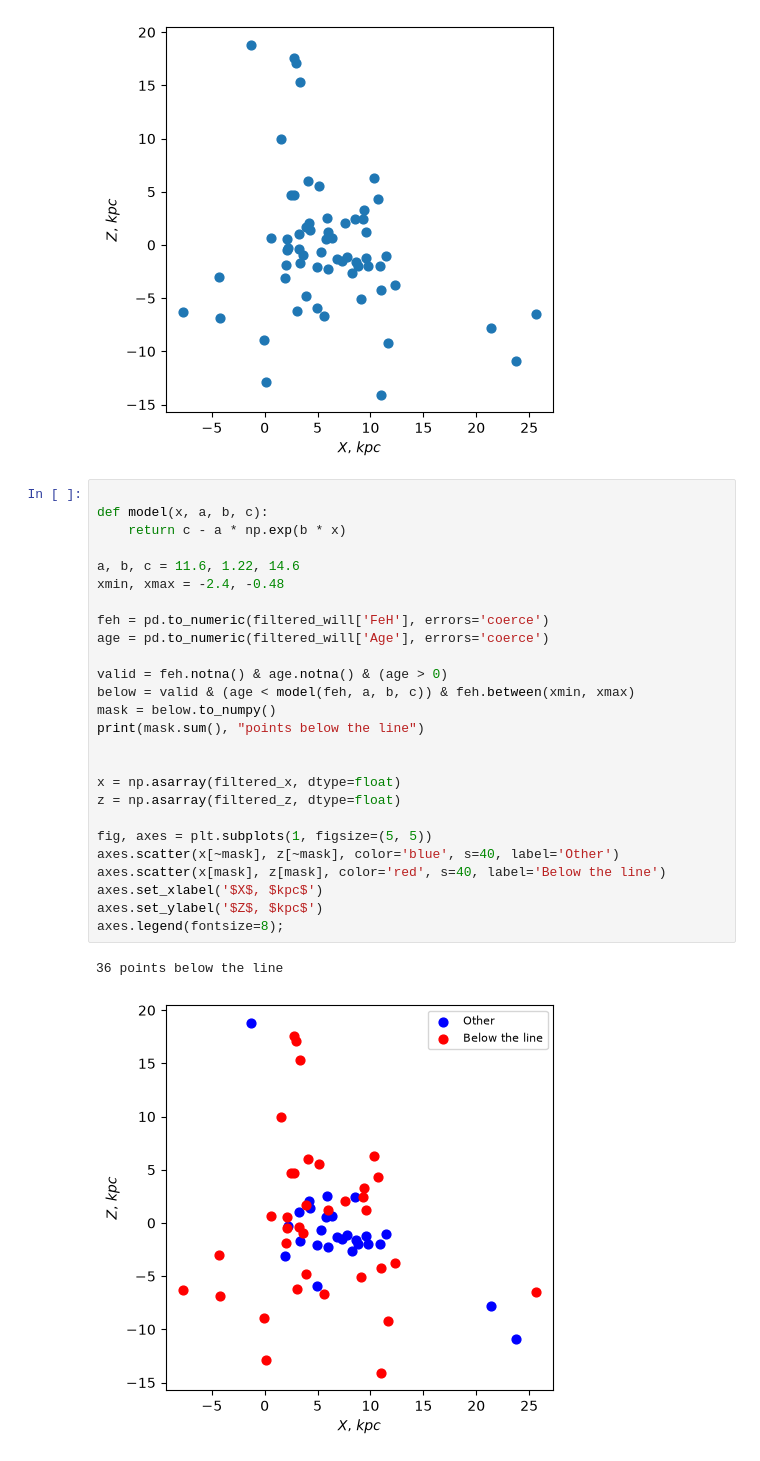
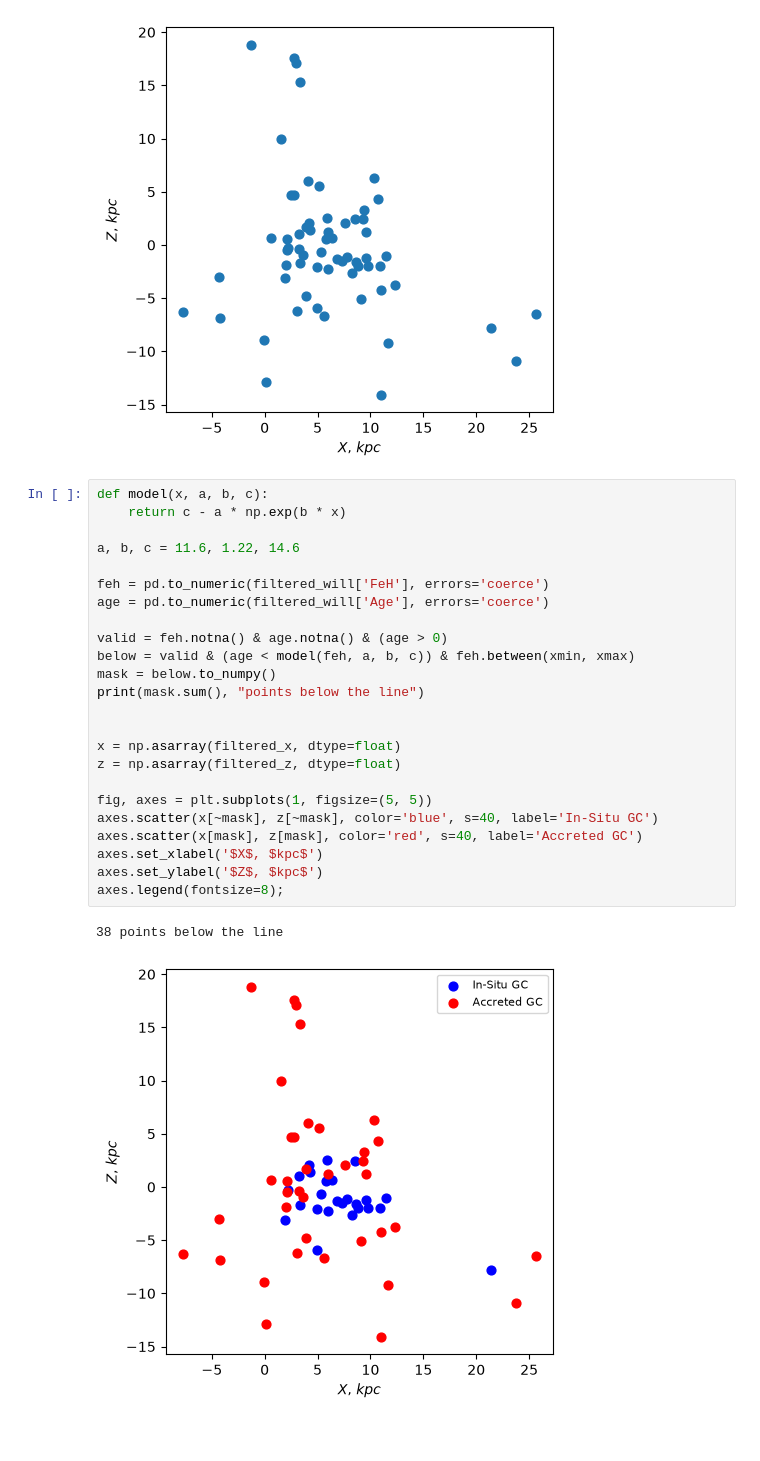
Before and after one commit to stormrealz/PHYS3116_Larawag, a Jupyter notebook: Will's Files/Filtered Data Analysis/ZX.ipynb, the cells around one changed output. Cells and saved outputs as stored; diff of their text form.

```diff
--- a/Will's Files/Filtered Data Analysis/ZX.ipynb
+++ b/Will's Files/Filtered Data Analysis/ZX.ipynb
@@ -38,31 +38,29 @@ axes.set_ylabel('$Z$, $kpc$') # y-axis label
 Text(0, 0.5, '$Z$, $kpc$')
 [figure]
 # %%
-
 def model(x, a, b, c):
     return c - a * np.exp(b * x)
 
 a, b, c = 11.6, 1.22, 14.6
-xmin, xmax = -2.4, -0.48
 
 feh = pd.to_numeric(filtered_will['FeH'], errors='coerce')
 age = pd.to_numeric(filtered_will['Age'], errors='coerce')
 
 valid = feh.notna() & age.notna() & (age > 0)
 below = valid & (age < model(feh, a, b, c)) & feh.between(xmin, xmax)
 mask = below.to_numpy()
 print(mask.sum(), "points below the line")
 
 
 x = np.asarray(filtered_x, dtype=float)
 z = np.asarray(filtered_z, dtype=float)
 
 fig, axes = plt.subplots(1, figsize=(5, 5))
-axes.scatter(x[~mask], z[~mask], color='blue', s=40, label='Other')
-axes.scatter(x[mask], z[mask], color='red', s=40, label='Below the line')
+axes.scatter(x[~mask], z[~mask], color='blue', s=40, label='In-Situ GC')
+axes.scatter(x[mask], z[mask], color='red', s=40, label='Accreted GC')
 axes.set_xlabel('$X$, $kpc$')
 axes.set_ylabel('$Z$, $kpc$')
 axes.legend(fontsize=8);
 # %% [output]
-36 points below the line
+38 points below the line
-[figure, old version]
+[figure, new version]
```
Also changed, not shown: 6 other files.
